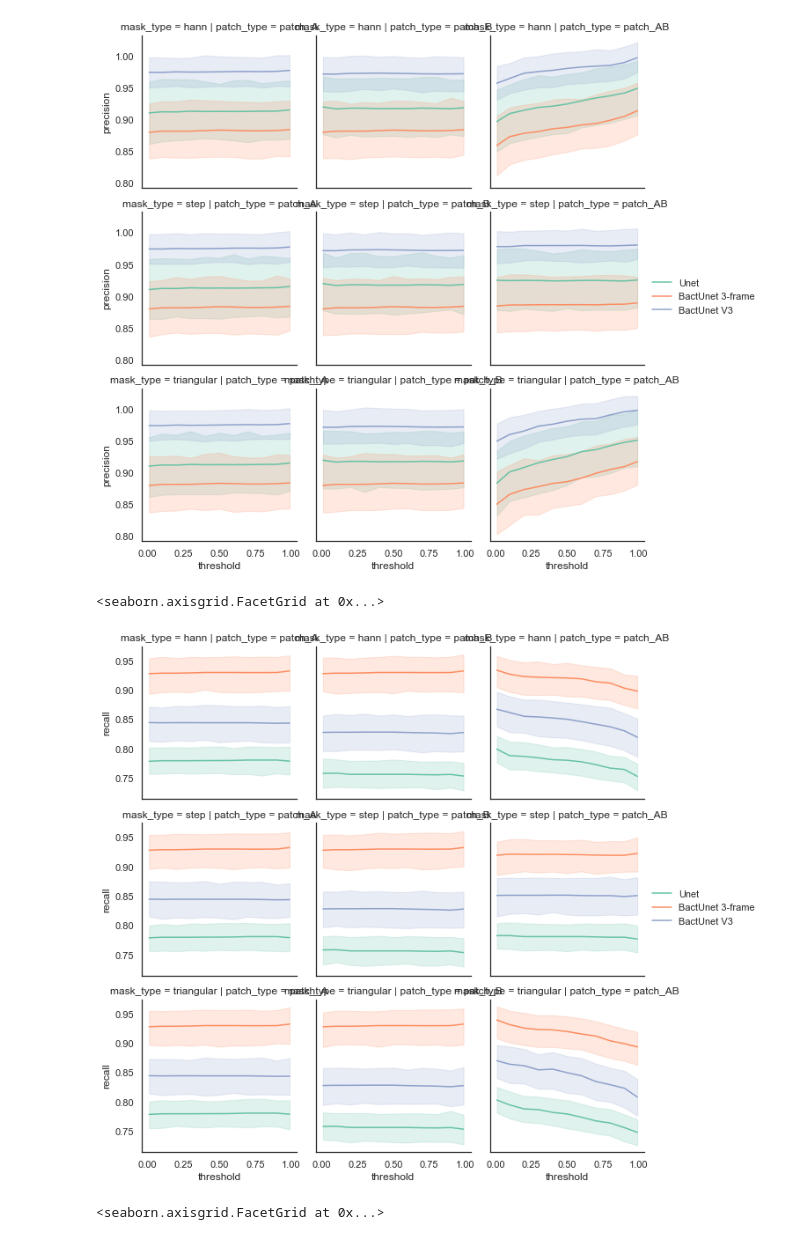
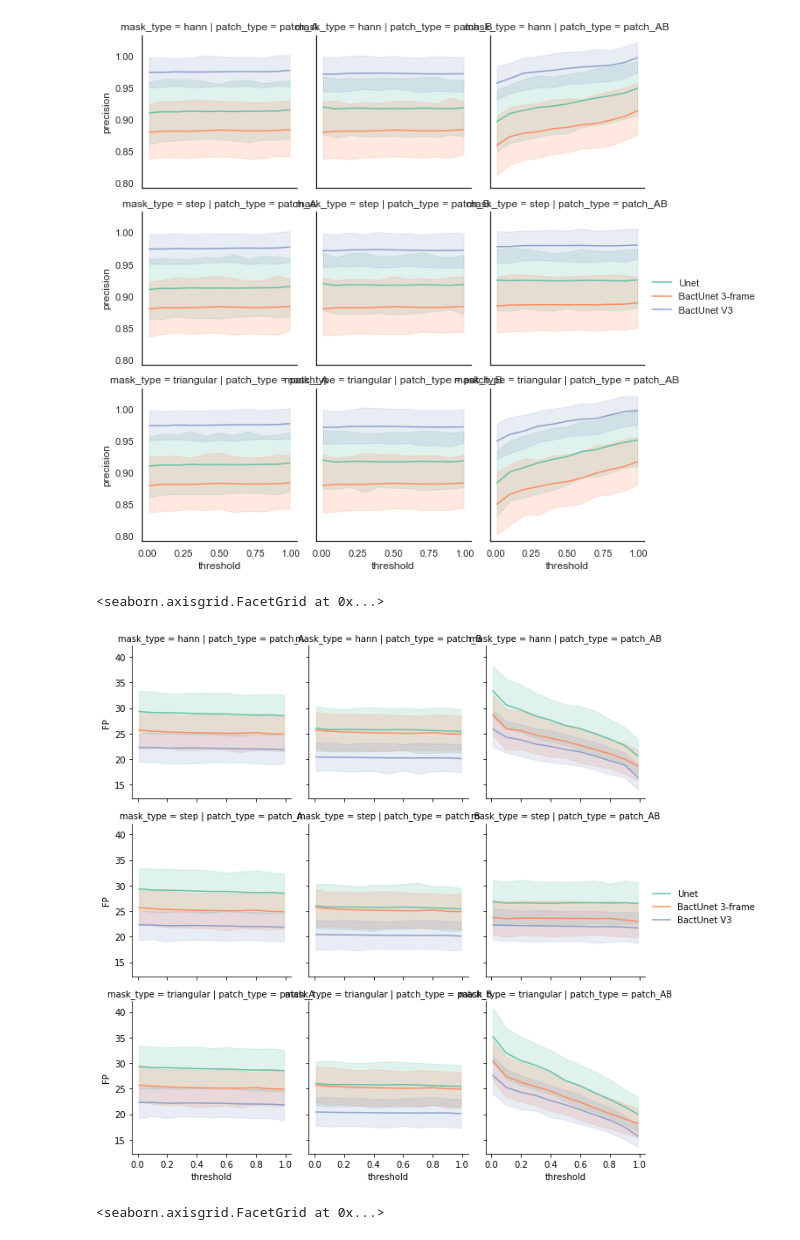
Before and after one commit to Oftatkofta/BactUnet, a Jupyter notebook: network_and_patching_compare_inference_and_count.ipynb, the cells around one changed output. Drawn from its saved outputs; the diff is of its cells as text; code cells hidden in the pictures.

```diff
--- a/network_and_patching_compare_inference_and_count.ipynb
+++ b/network_and_patching_compare_inference_and_count.ipynb
@@ -603,11 +603,11 @@ g.add_legend()
 [figure]
 # %%
 g = sns.FacetGrid(data=data_df.loc[(data_df['dataset'] == 'validation')], col='patch_type', row='mask_type')
-g.map(sns.lineplot, 'threshold', 'recall', 'network', palette='Set2')
+g.map(sns.lineplot, 'threshold', 'FP', 'network', palette='Set2')
 g.add_legend()
 # %% [output]
 <seaborn.axisgrid.FacetGrid at 0x...>
-[figure, old version]
+[figure, new version]
 # %%
 g = sns.FacetGrid(data=data_df.loc[(data_df['dataset'] == 'training')], col='patch_type', row='mask_type')
 g.map(sns.lineplot, 'threshold', 'recall', 'network', palette='Set2')
```
Also changed, not shown: parts of 5 cells of this notebook, 1 other file.
